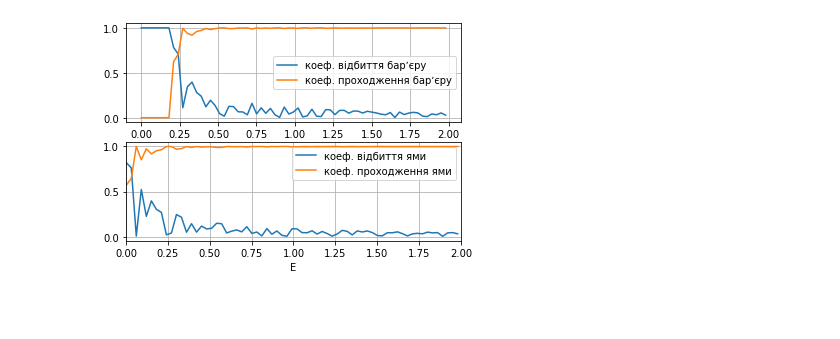
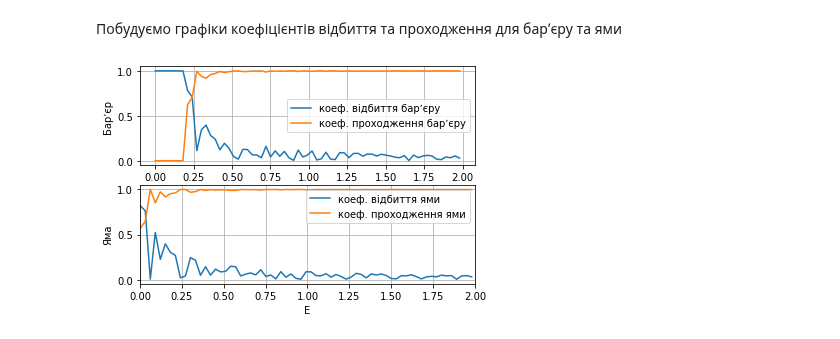
Before and after one commit to angpysha/aspiratura_imtr, a Jupyter notebook: nelin12.ipynb, the cells around one changed output. Saved outputs shown, nothing was run; the diff lists cells and outputs as text; code cells hidden in the pictures; blank space fills up the shorter version.

```diff
--- a/nelin12.ipynb
+++ b/nelin12.ipynb
@@ -41,25 +74,29 @@ Tvals = Tvec(ff,Vb)
 
 Ryvals = np.abs(Rvec(ff,Vy))
 Tyvals = Tvec(ff,Vy)
+# %% [markdown]
+Побудуємо графіки коефіцієнтів відбиття та проходження для барʼєру та ями
 # %%
 import matplotlib.pyplot as plt
 fig, (ax1,ax2) = plt.subplots(2)
 # fig = plt.figure()
 # ax = plt.subplot(111)
 #
 plt.grid(True)
 
 ax1.plot(ff, Rvals, label='коеф. відбиття барʼєру')
 ax1.plot(ff, Tvals, label='коеф. проходження барʼєру')
 ax1.legend()
 ax1.grid()
 ax1.set_xlabel('E')
+ax1.set_ylabel('Барʼєр')
 ax2.plot(ff, Ryvals, label='коеф. відбиття ями')
 ax2.plot(ff, Tyvals, label='коеф. проходження ями')
 ax2.legend()
 ax2.set_xlabel('E')
+ax2.set_ylabel('Яма')
 plt.grid(True)
 plt.xlim(0,2)
 plt.show()
 # %% [output]
-[figure, old version]
+[figure, new version]
```
Also changed, not shown: parts of 15 cells of this notebook.
